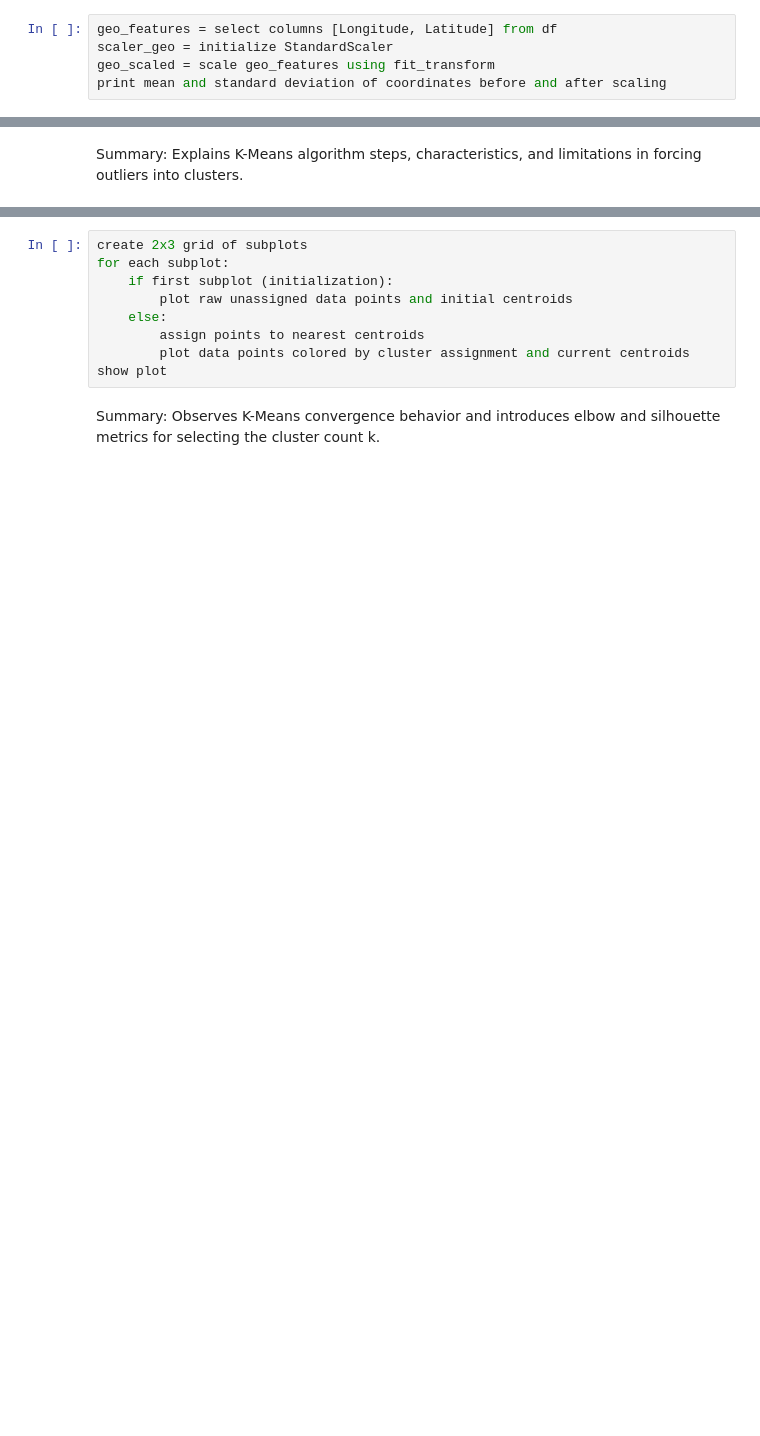
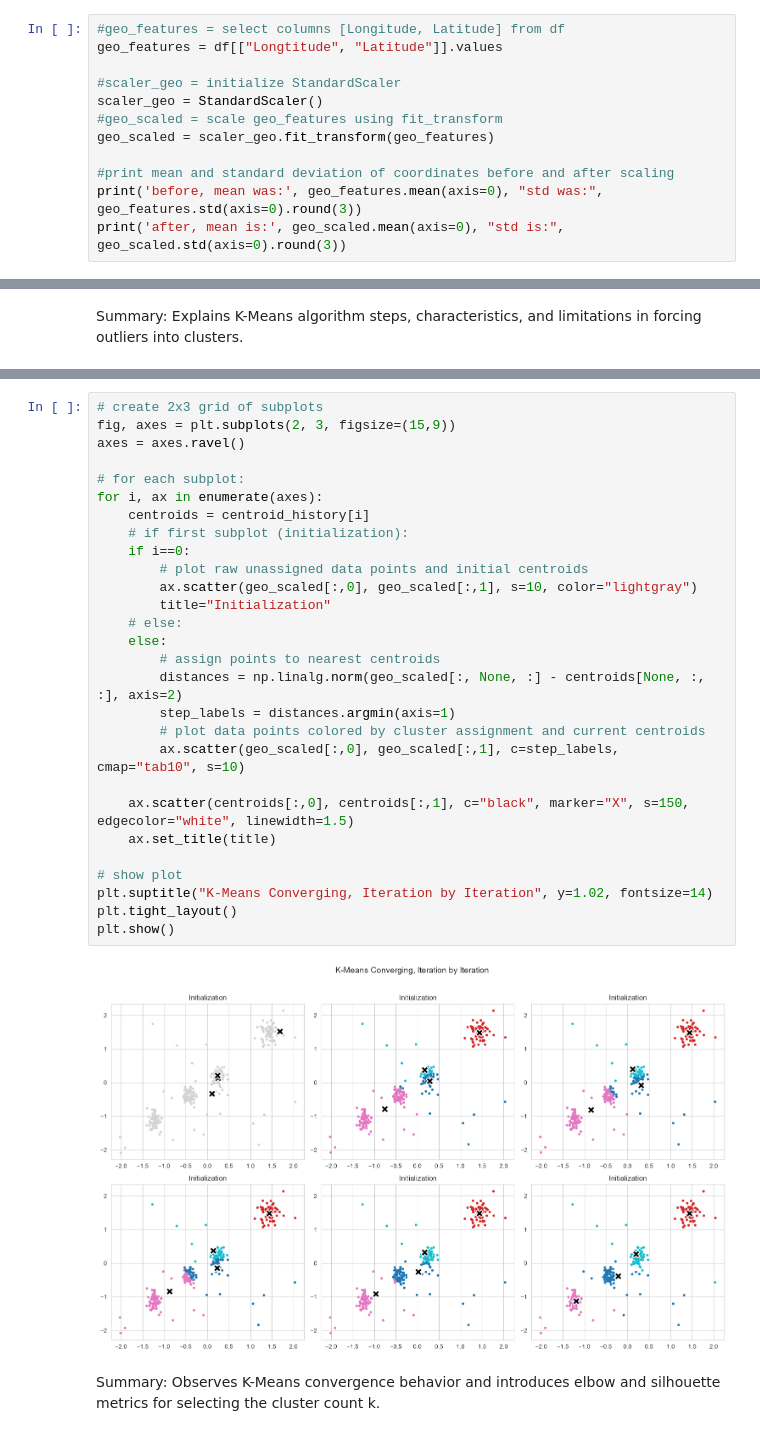
Before and after one commit to cda79/461-lab01-introduction, a Jupyter notebook: LabTask05/lab05-new.ipynb, the cells around one changed output, grey strips where cells are left out. Drawn from its saved outputs; the diff is of its cells as text; blank space fills up the shorter version.

```diff
--- a/LabTask05/lab05-new.ipynb
+++ b/LabTask05/lab05-new.ipynb
@@ -149,7 +168,14 @@ Summary: Analyzes ground truth spatial clusters, noting four dense neighborhoods
 # %% [markdown]
 Summary: Part 1 clustering introduction, explaining unsupervised learning and partitioning coordinate data.
 # %%
-geo_features = select columns [Longitude, Latitude] from df
-scaler_geo = initialize StandardScaler
-geo_scaled = scale geo_features using fit_transform
-print mean and standard deviation of coordinates before and after scaling
+#geo_features = select columns [Longitude, Latitude] from df
+geo_features = df[["Longtitude", "Latitude"]].values
+
+#scaler_geo = initialize StandardScaler
+scaler_geo = StandardScaler()
+#geo_scaled = scale geo_features using fit_transform
+geo_scaled = scaler_geo.fit_transform(geo_features)
+
+#print mean and standard deviation of coordinates before and after scaling
+print('before, mean was:', geo_features.mean(axis=0), "std was:", geo_features.std(axis=0).round(3))
+print('after, mean is:', geo_scaled.mean(axis=0), "std is:", geo_scaled.std(axis=0).round(3))
@@ -171,12 +225,33 @@ print length of centroid history
 # %%
-create 2x3 grid of subplots
-for each subplot:
-    if first subplot (initialization):
-        plot raw unassigned data points and initial centroids
+# create 2x3 grid of subplots
+fig, axes = plt.subplots(2, 3, figsize=(15,9))
+axes = axes.ravel()
+
+# for each subplot:
+for i, ax in enumerate(axes):
+    centroids = centroid_history[i]
+    # if first subplot (initialization):
+    if i==0:
+        # plot raw unassigned data points and initial centroids
+        ax.scatter(geo_scaled[:,0], geo_scaled[:,1], s=10, color="lightgray")
+        title="Initialization"
+    # else:
     else:
-        assign points to nearest centroids
-        plot data points colored by cluster assignment and current centroids
-show plot
+        # assign points to nearest centroids
+        distances = np.linalg.norm(geo_scaled[:, None, :] - centroids[None, :, :], axis=2)
+        step_labels = distances.argmin(axis=1)
+        # plot data points colored by cluster assignment and current centroids
+        ax.scatter(geo_scaled[:,0], geo_scaled[:,1], c=step_labels, cmap="tab10", s=10)
+
+    ax.scatter(centroids[:,0], centroids[:,1], c="black", marker="X", s=150, edgecolor="white", linewidth=1.5)
+    ax.set_title(title)
+
+# show plot
+plt.suptitle("K-Means Converging, Iteration by Iteration", y=1.02, fontsize=14)
+plt.tight_layout()
+plt.show()
+# %% [output]
+[figure, added]
 # %% [markdown]
 Summary: Observes K-Means convergence behavior and introduces elbow and silhouette metrics for selecting the cluster count k.
 # %%
```
Also changed, not shown: parts of 5 cells of this notebook.
